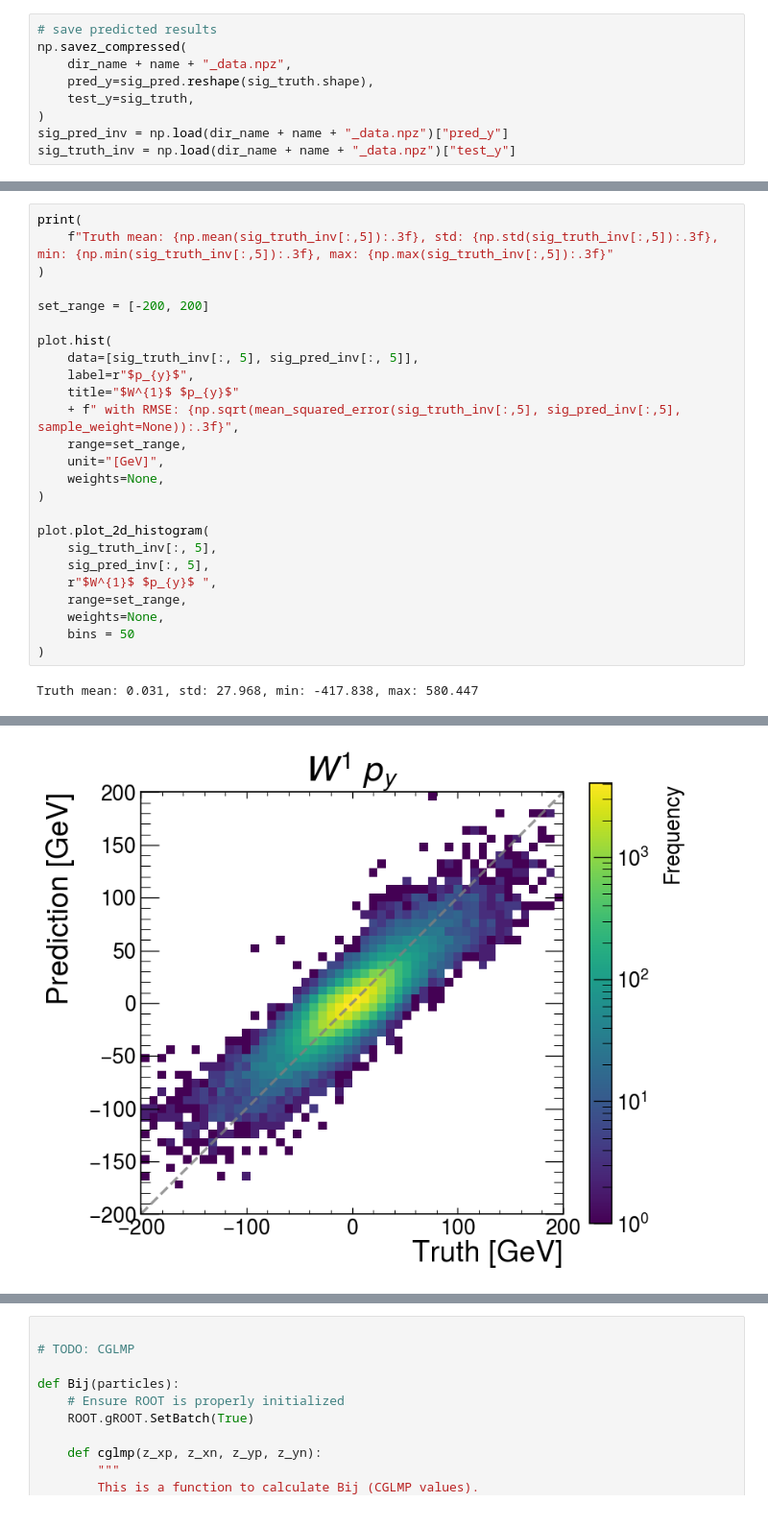
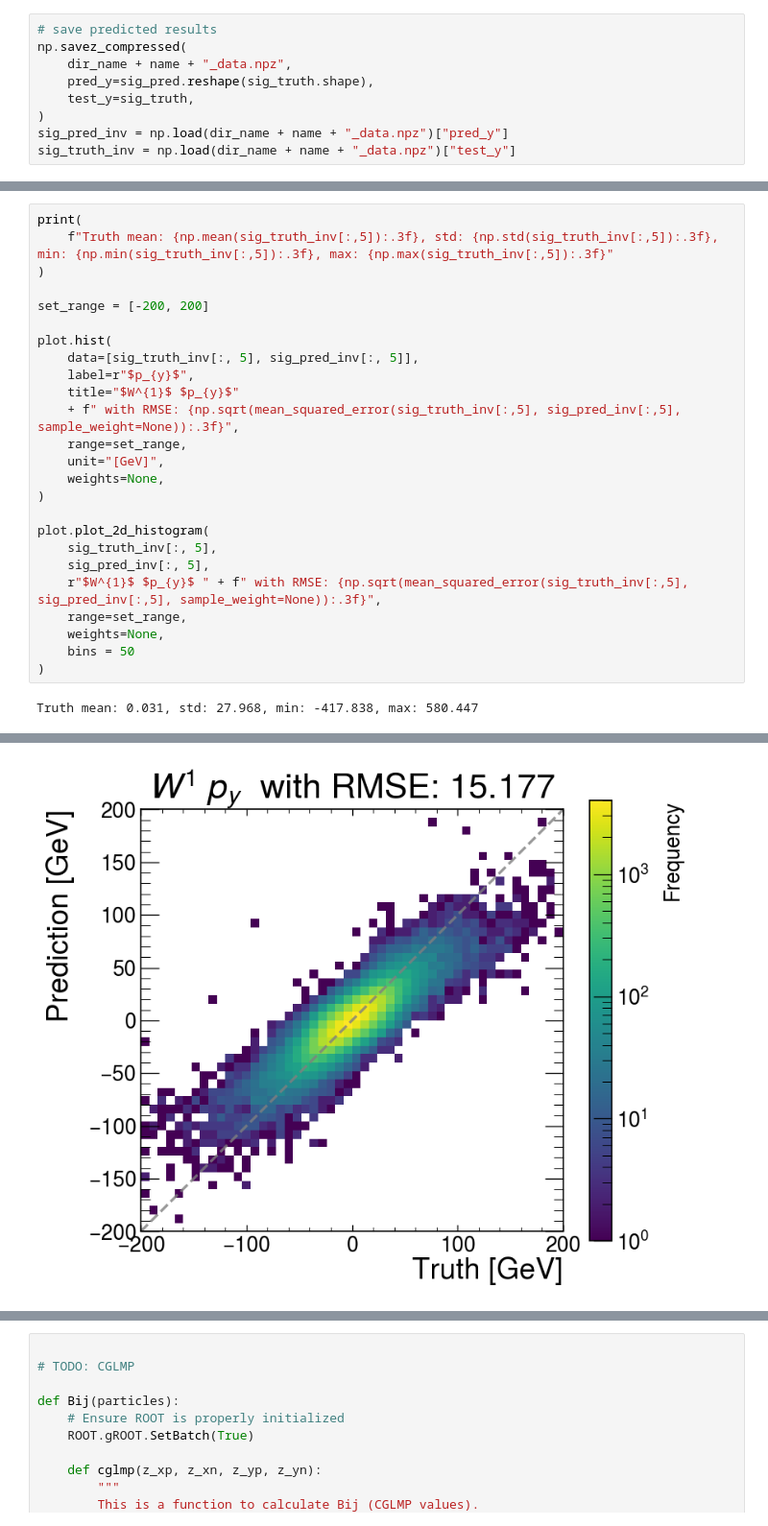
Before and after one commit to yygarypeng/QE-mls, a Jupyter notebook: 10th_trial/ww_regressor.ipynb, the cells around one changed output, grey strips where cells are left out. Shown at 96% size. Drawn from its saved outputs; the diff is of its cells as text.

```diff
--- a/10th_trial/ww_regressor.ipynb
+++ b/10th_trial/ww_regressor.ipynb
@@ -840,7 +881,7 @@ plot.hist(
 plot.plot_2d_histogram(
     sig_truth_inv[:, 5],
     sig_pred_inv[:, 5],
-    r"$W^{1}$ $p_{y}$ ",
+    r"$W^{1}$ $p_{y}$ " + f" with RMSE: {np.sqrt(mean_squared_error(sig_truth_inv[:,5], sig_pred_inv[:,5], sample_weight=None)):.3f}",
     range=set_range,
     weights=None,
     bins = 50
@@ -851,4 +892,4 @@ Truth mean: 0.031, std: 27.968, min: -417.838, max: 580.447
-[figure, old version]
+[figure, new version]
 # %%
 print(
     f"Truth mean: {np.mean(sig_truth_inv[:,2]):.3f}, std: {np.std(sig_truth_inv[:,2]):.3f}, min: {np.min(sig_truth_inv[:,2]):.3f}, max: {np.max(sig_truth_inv[:,2]):.3f}"
```
Also changed, not shown: parts of 28 cells of this notebook, 8 other files.
